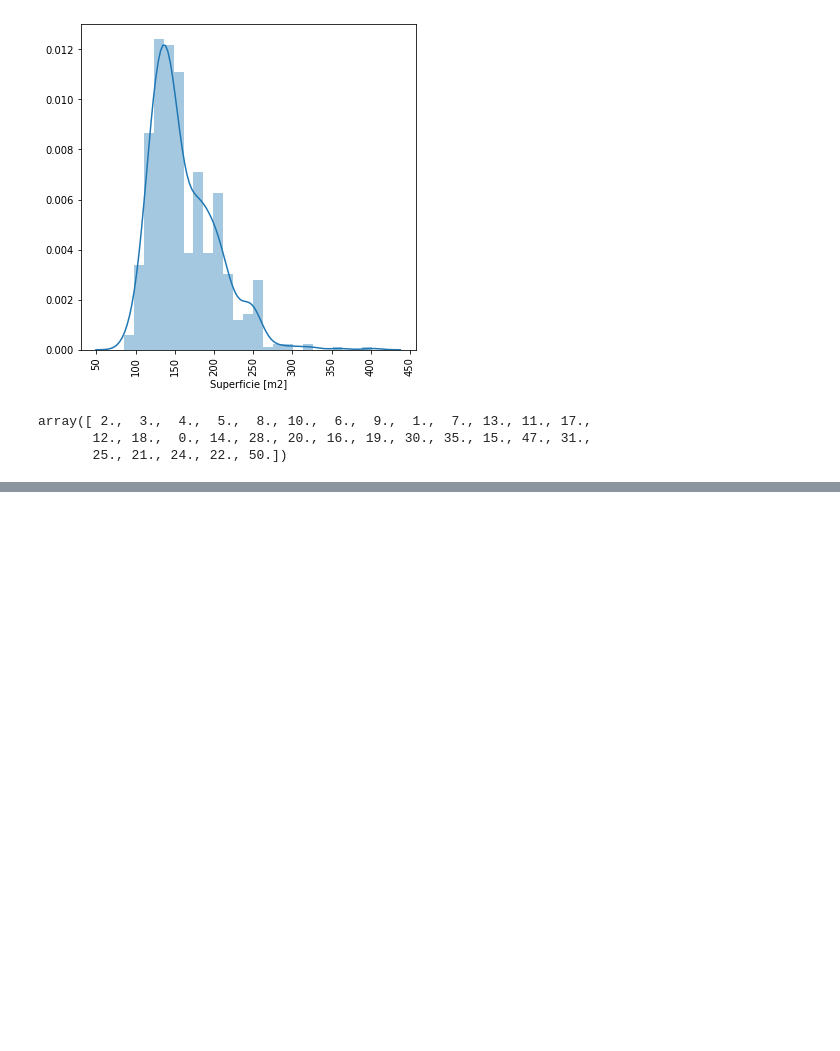
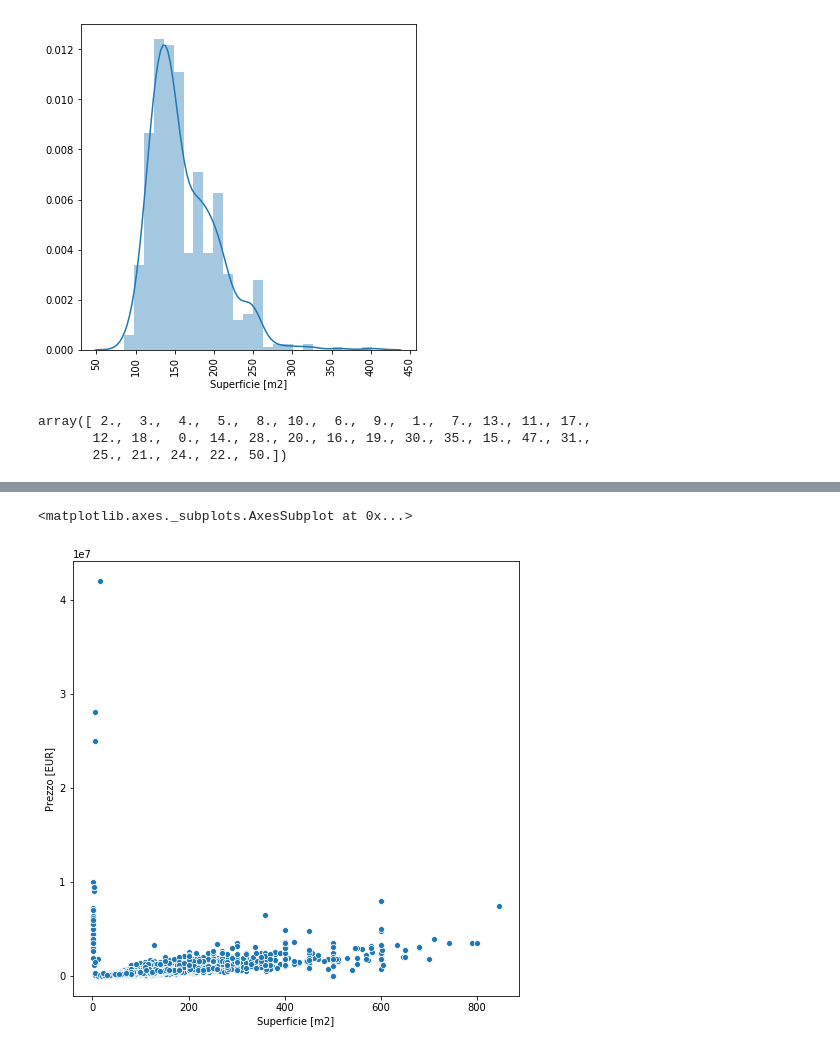
Before and after one commit to LazyEval/housing-prices-firenze, a Jupyter notebook: notebooks/1.0-LazyEval-data-cleaning.ipynb, the cells around one changed output, grey strips where cells are left out. Cells and saved outputs as stored; diff of their text form; code cells hidden in the pictures; blank space fills up the shorter version.

```diff
--- a/notebooks/1.0-LazyEval-data-cleaning.ipynb
+++ b/notebooks/1.0-LazyEval-data-cleaning.ipynb
@@ -372,0 +447,6 @@ sns.distplot(df['Superficie [m2]'], kde=False)
+# %%
+fig = plt.figure(figsize=(8, 8))
+sns.scatterplot(x='Superficie [m2]', y='Prezzo [EUR]', data=df_final)
+# %% [output]
+<matplotlib.axes._subplots.AxesSubplot at 0x...>
+[figure, added]
```
Also changed, not shown: parts of 10 cells of this notebook.
